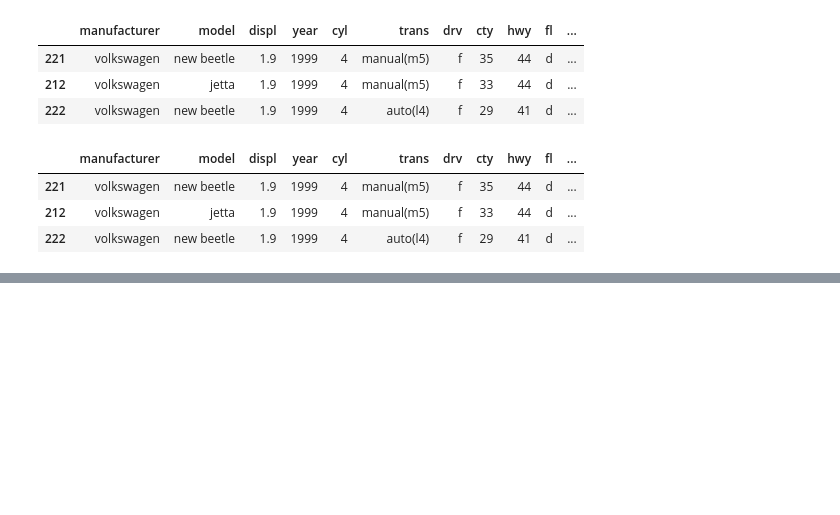
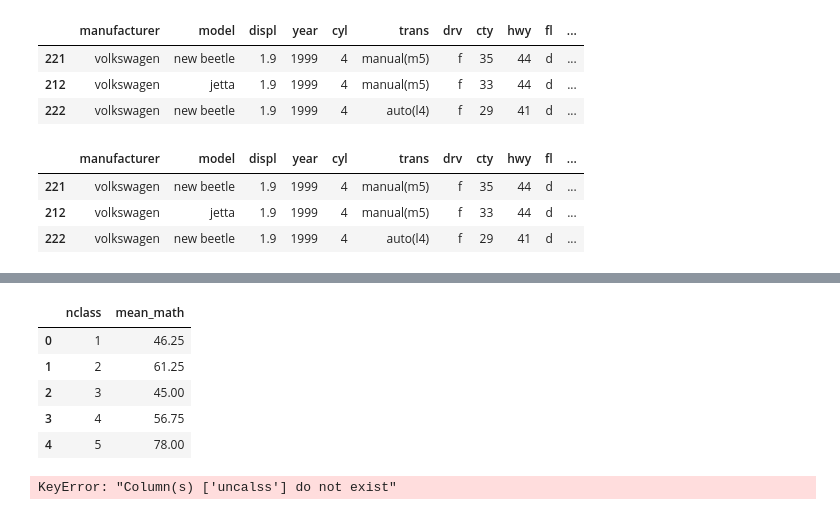
Before and after one commit to CHYIJE/kit_bigtata, a Jupyter notebook: src/chapter06.ipynb, the cells around one changed output, grey strips where cells are left out. Drawn from its saved outputs; the diff is of its cells as text; code cells hidden in the pictures; blank space fills up the shorter version.

```diff
--- a/src/chapter06.ipynb
+++ b/src/chapter06.ipynb
@@ -834,0 +854,19 @@ mpg.assign(total = lambda x: x['cty'] + x['hwy'],
+# %%
+# 변수를 인덱스로 바꾸지 않기
+exam.groupby('nclass', as_index = False) \
+    .agg(mean_math = ('math', 'mean'))
+# %% [output]
+|  | nclass | mean_math |
+| 0 | 1 | 46.25 |
+| 1 | 2 | 61.25 |
+| 2 | 3 | 45.00 |
+| 3 | 4 | 56.75 |
+| 4 | 5 | 78.00 |
+# %%
+exam.groupby('nclass') \
+    .agg(mean_math = ('math', 'mean'),
+        sum_math = ('math', 'sum'),
+        median_math = ('math', 'median'),
+        n = ('uncalss', 'count'))
+# %% [output]
+KeyError: "Column(s) ['uncalss'] do not exist"
```
Also changed, not shown: parts of 2 cells of this notebook.
